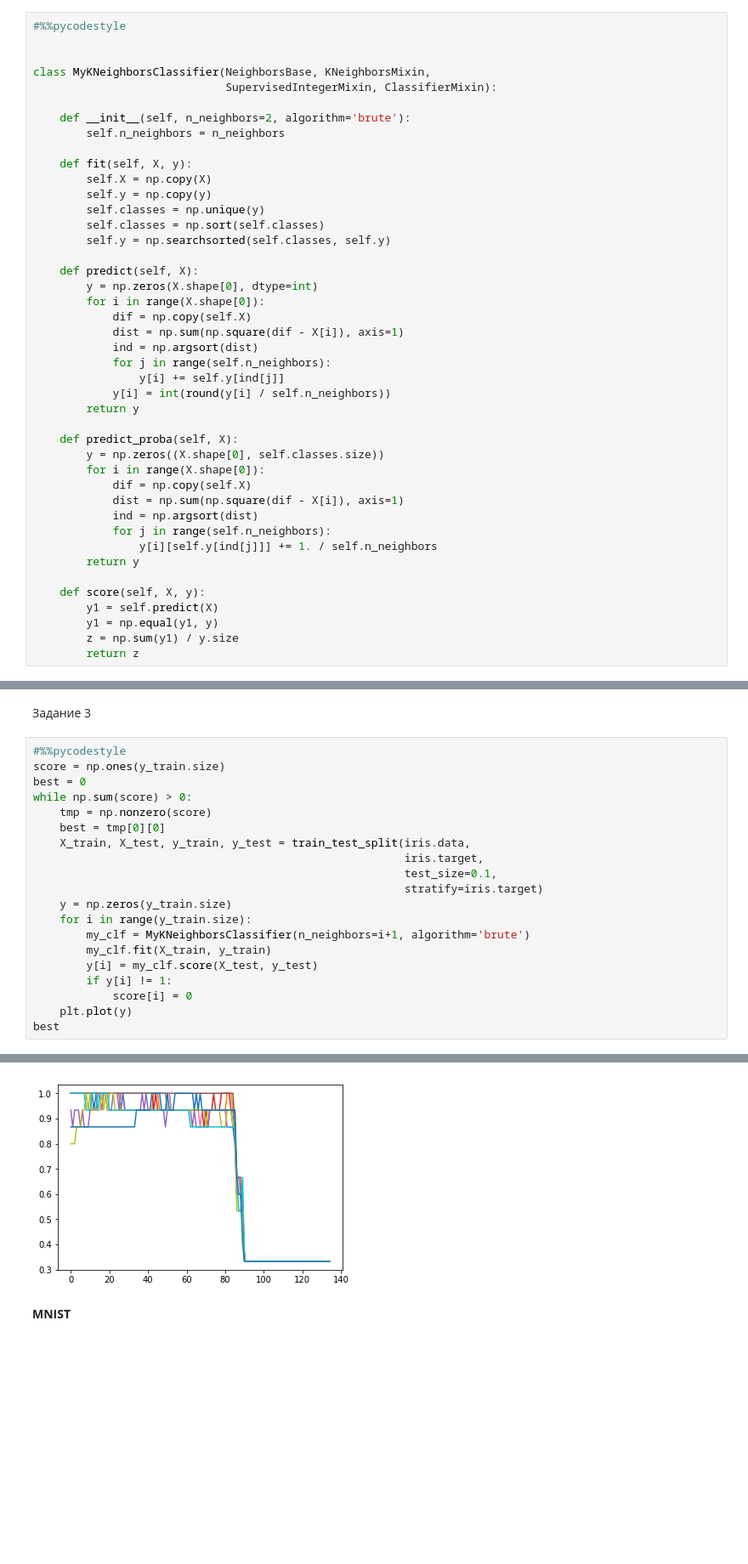
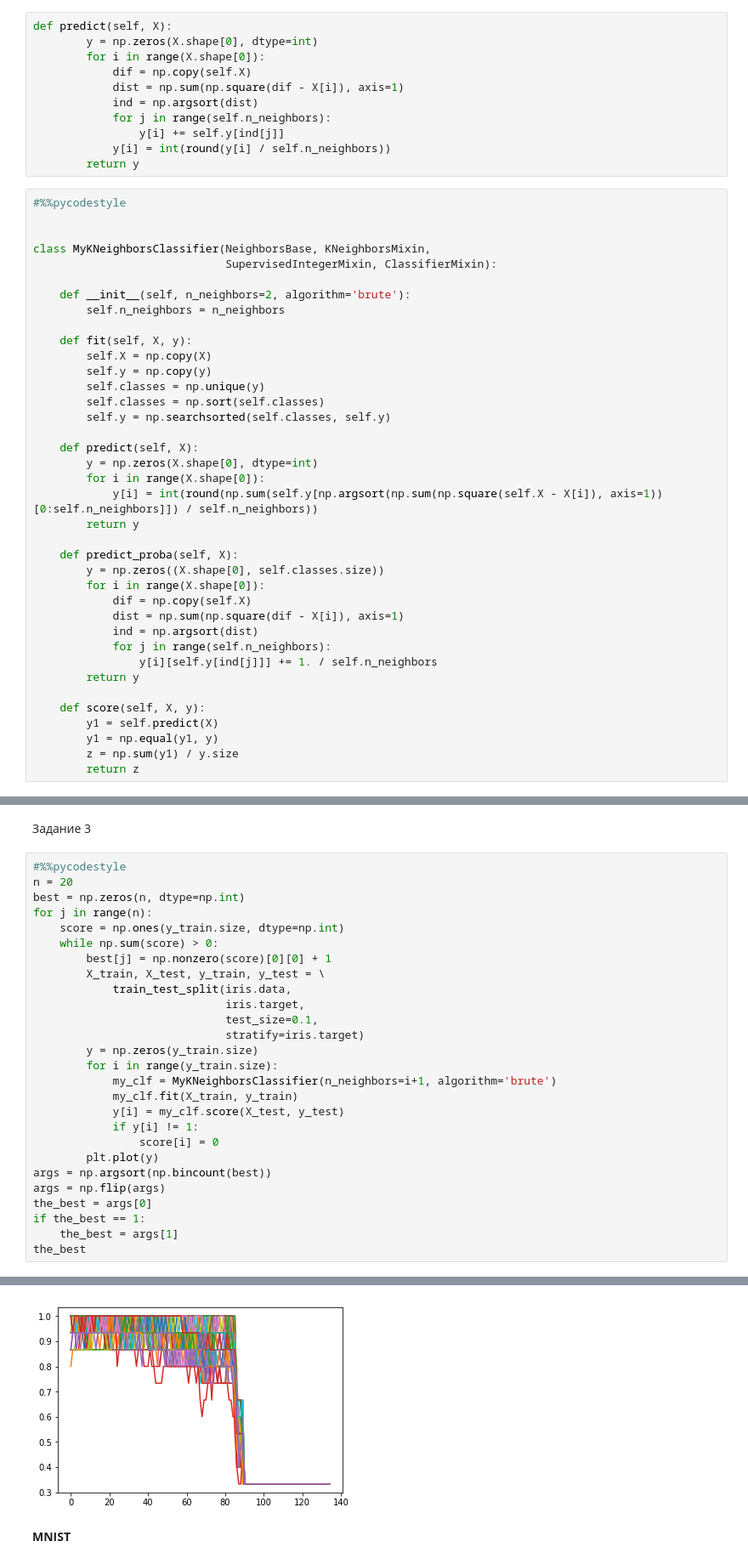
Before and after one commit to RomanovaDI/spheremailru, a Jupyter notebook: romanova_hw1.ipynb, the cells around one changed output, grey strips where cells are left out. Shown at 85% size. Cells and saved outputs as stored; diff of their text form; blank space fills up the shorter version.

```diff
--- a/romanova_hw1.ipynb
+++ b/romanova_hw1.ipynb
@@ -52,6 +52,17 @@ from sklearn.neighbors.base import NeighborsBase, KNeighborsMixin, SupervisedInt
 from sklearn.model_selection import train_test_split
 from sklearn.neighbors import KNeighborsClassifier
 %load_ext pycodestyle_magic
+# %%
+def predict(self, X):
+        y = np.zeros(X.shape[0], dtype=int)
+        for i in range(X.shape[0]):
+            dif = np.copy(self.X)
+            dist = np.sum(np.square(dif - X[i]), axis=1)
+            ind = np.argsort(dist)
+            for j in range(self.n_neighbors):
+                y[i] += self.y[ind[j]]
+            y[i] = int(round(y[i] / self.n_neighbors))
+        return y
 # %%
 #%%pycodestyle
 
@@ -72,12 +83,7 @@ class MyKNeighborsClassifier(NeighborsBase, KNeighborsMixin,
     def predict(self, X):
         y = np.zeros(X.shape[0], dtype=int)
         for i in range(X.shape[0]):
-            dif = np.copy(self.X)
-            dist = np.sum(np.square(dif - X[i]), axis=1)
-            ind = np.argsort(dist)
-            for j in range(self.n_neighbors):
-                y[i] += self.y[ind[j]]
-            y[i] = int(round(y[i] / self.n_neighbors))
+            y[i] = int(round(np.sum(self.y[np.argsort(np.sum(np.square(self.X - X[i]), axis=1))[0:self.n_neighbors]]) / self.n_neighbors))
         return y
 
     def predict_proba(self, X):
@@ -183,22 +187,29 @@ my_clf.score(X_test, y_test)
 Задание 3
 # %%
 #%%pycodestyle
-score = np.ones(y_train.size)
-best = 0
-while np.sum(score) > 0:
-    tmp = np.nonzero(score)
-    best = tmp[0][0]
-    X_train, X_test, y_train, y_test = train_test_split(iris.data,
-                                                        iris.target,
-                                                        test_size=0.1,
-                                                        stratify=iris.target)
-    y = np.zeros(y_train.size)
-    for i in range(y_train.size):
-        my_clf = MyKNeighborsClassifier(n_neighbors=i+1, algorithm='brute')
-        my_clf.fit(X_train, y_train)
-        y[i] = my_clf.score(X_test, y_test)
-        if y[i] != 1:
-            score[i] = 0
-    plt.plot(y)
-best
+n = 20
+best = np.zeros(n, dtype=np.int)
+for j in range(n):
+    score = np.ones(y_train.size, dtype=np.int)
+    while np.sum(score) > 0:
+        best[j] = np.nonzero(score)[0][0] + 1
+        X_train, X_test, y_train, y_test = \
+            train_test_split(iris.data,
+                             iris.target,
+                             test_size=0.1,
+                             stratify=iris.target)
+        y = np.zeros(y_train.size)
+        for i in range(y_train.size):
+            my_clf = MyKNeighborsClassifier(n_neighbors=i+1, algorithm='brute')
+            my_clf.fit(X_train, y_train)
+            y[i] = my_clf.score(X_test, y_test)
+            if y[i] != 1:
+                score[i] = 0
+        plt.plot(y)
+args = np.argsort(np.bincount(best))
+args = np.flip(args)
+the_best = args[0]
+if the_best == 1:
+    the_best = args[1]
+the_best
 # %% [output]
@@ -206,3 +217,3 @@ best
-[figure, old version]
+[figure, new version]
 # %% [markdown]
 **MNIST**
```
Also changed, not shown: parts of 19 cells of this notebook.
